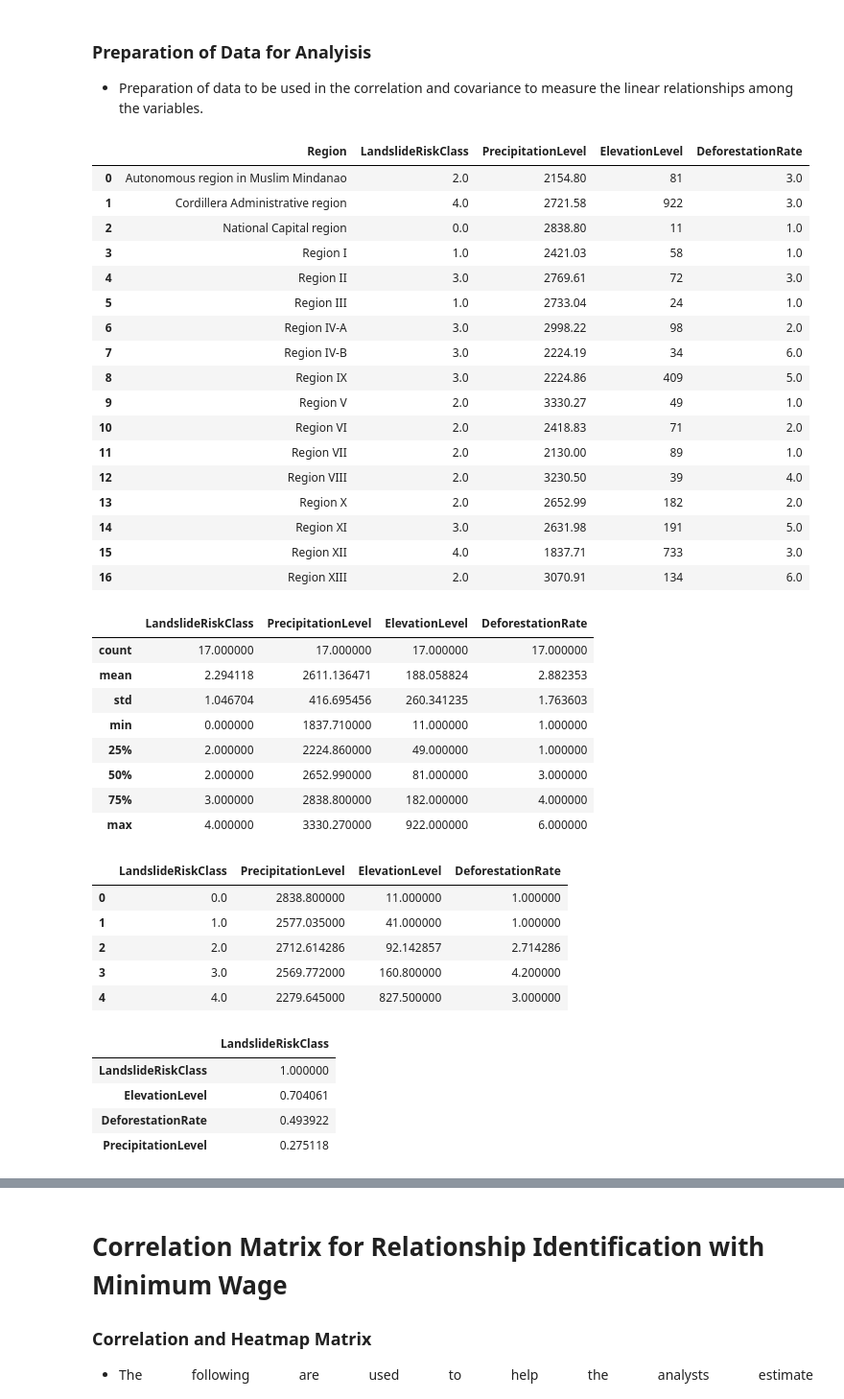
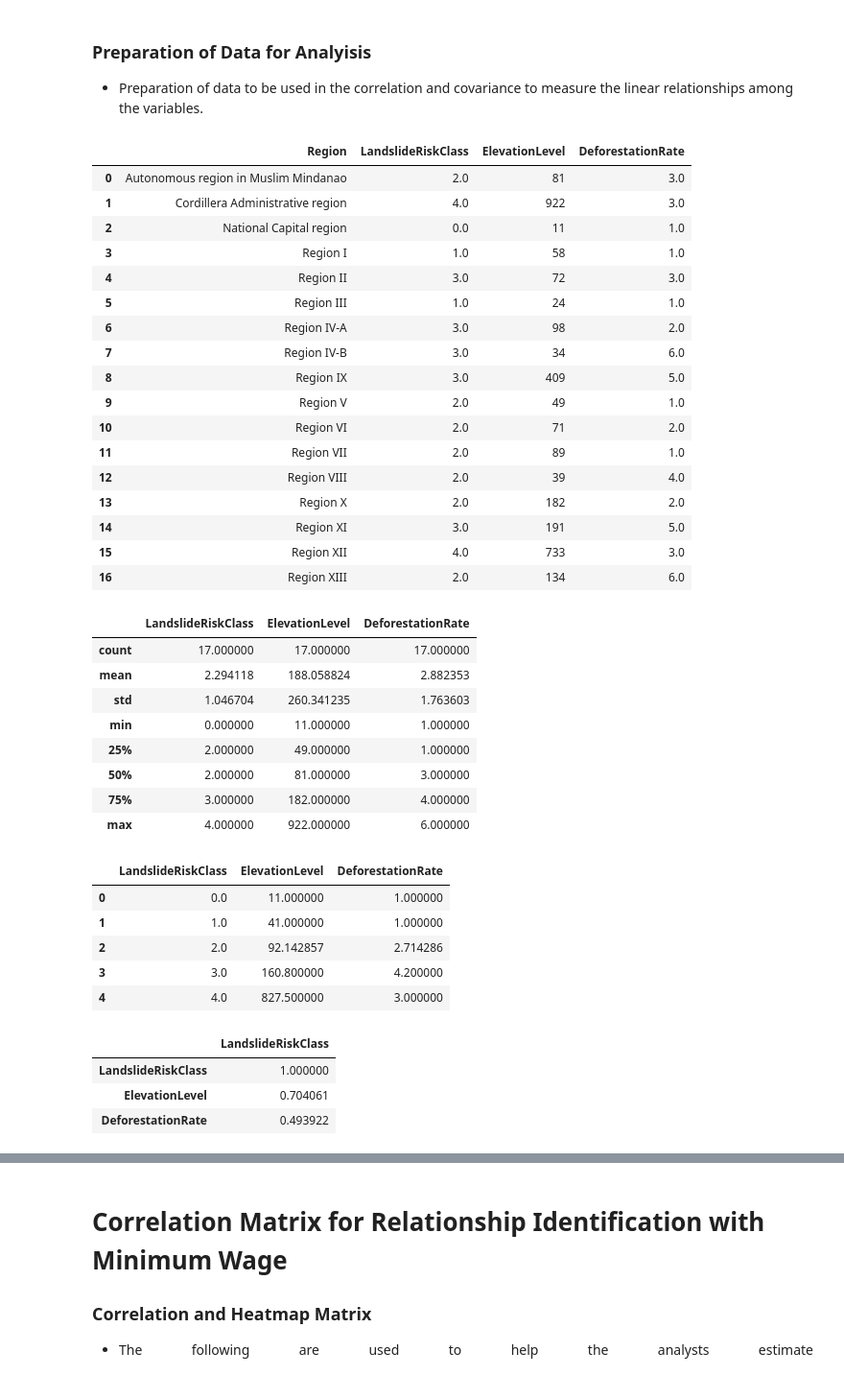
Before and after one commit to AlexDiata/ITBA_3205_Eart-Benders, a Jupyter notebook: Codes/LandSlideRisk.ipynb, the cells around one changed output, grey strips where cells are left out. Shown at 96% size. Saved outputs shown, nothing was run; the diff lists cells and outputs as text; code cells hidden in the pictures.

```diff
--- a/Codes/LandSlideRisk.ipynb
+++ b/Codes/LandSlideRisk.ipynb
@@ -365,57 +338,56 @@ plt.show()
 
 *   Preparation of data to be used in the correlation and covariance to measure the linear relationships among the variables.
 # %%
-semi = gdf.merge(df3, on='Region', how='outer')
-semi2 = df4.merge(defo, on='Region', how='outer')
-finaldf = semi.merge(semi2, on='Region', how='outer')
-dict = {'LS_Class': 'LandslideRiskClass', 'rain': 'PrecipitationLevel', 'elevation_m': 'ElevationLevel', 'loss%': 'DeforestationRate'}
+semi = gdf.merge(df4, on='Region', how='outer')
+finaldf = semi.merge(defo, on='Region', how='outer')
+dict = {'LS_Class': 'LandslideRiskClass', 'elevation_m': 'ElevationLevel', 'loss%': 'DeforestationRate'}
 
 # call rename () method
 finaldf.rename(columns=dict,
           inplace=True)
 
 display(finaldf)
 # %% [output]
-|  | Region | LandslideRiskClass | PrecipitationLevel | ElevationLevel | DeforestationRate |
-| 0 | Autonomous region in Muslim Mindanao | 2.0 | 2154.80 | 81 | 3.0 |
-| 1 | Cordillera Administrative region | 4.0 | 2721.58 | 922 | 3.0 |
-| 2 | National Capital region | 0.0 | 2838.80 | 11 | 1.0 |
-| 3 | Region I | 1.0 | 2421.03 | 58 | 1.0 |
-| 4 | Region II | 3.0 | 2769.61 | 72 | 3.0 |
-| 5 | Region III | 1.0 | 2733.04 | 24 | 1.0 |
-| 6 | Region IV-A | 3.0 | 2998.22 | 98 | 2.0 |
-| 7 | Region IV-B | 3.0 | 2224.19 | 34 | 6.0 |
-| 8 | Region IX | 3.0 | 2224.86 | 409 | 5.0 |
-| 9 | Region V | 2.0 | 3330.27 | 49 | 1.0 |
-| 10 | Region VI | 2.0 | 2418.83 | 71 | 2.0 |
-| 11 | Region VII | 2.0 | 2130.00 | 89 | 1.0 |
-| 12 | Region VIII | 2.0 | 3230.50 | 39 | 4.0 |
-| 13 | Region X | 2.0 | 2652.99 | 182 | 2.0 |
-| 14 | Region XI | 3.0 | 2631.98 | 191 | 5.0 |
-| 15 | Region XII | 4.0 | 1837.71 | 733 | 3.0 |
-| 16 | Region XIII | 2.0 | 3070.91 | 134 | 6.0 |
+|  | Region | LandslideRiskClass | ElevationLevel | DeforestationRate |
+| 0 | Autonomous region in Muslim Mindanao | 2.0 | 81 | 3.0 |
+| 1 | Cordillera Administrative region | 4.0 | 922 | 3.0 |
+| 2 | National Capital region | 0.0 | 11 | 1.0 |
+| 3 | Region I | 1.0 | 58 | 1.0 |
+| 4 | Region II | 3.0 | 72 | 3.0 |
+| 5 | Region III | 1.0 | 24 | 1.0 |
+| 6 | Region IV-A | 3.0 | 98 | 2.0 |
+| 7 | Region IV-B | 3.0 | 34 | 6.0 |
+| 8 | Region IX | 3.0 | 409 | 5.0 |
+| 9 | Region V | 2.0 | 49 | 1.0 |
+| 10 | Region VI | 2.0 | 71 | 2.0 |
+| 11 | Region VII | 2.0 | 89 | 1.0 |
+| 12 | Region VIII | 2.0 | 39 | 4.0 |
+| 13 | Region X | 2.0 | 182 | 2.0 |
+| 14 | Region XI | 3.0 | 191 | 5.0 |
+| 15 | Region XII | 4.0 | 733 | 3.0 |
+| 16 | Region XIII | 2.0 | 134 | 6.0 |
 # %%
 finaldf.describe()
 # %% [output]
-|  | LandslideRiskClass | PrecipitationLevel | ElevationLevel | DeforestationRate |
-| count | 17.000000 | 17.000000 | 17.000000 | 17.000000 |
-| mean | 2.294118 | 2611.136471 | 188.058824 | 2.882353 |
-| std | 1.046704 | 416.695456 | 260.341235 | 1.763603 |
-| min | 0.000000 | 1837.710000 | 11.000000 | 1.000000 |
-| 25% | 2.000000 | 2224.860000 | 49.000000 | 1.000000 |
-| 50% | 2.000000 | 2652.990000 | 81.000000 | 3.000000 |
-| 75% | 3.000000 | 2838.800000 | 182.000000 | 4.000000 |
-| max | 4.000000 | 3330.270000 | 922.000000 | 6.000000 |
+|  | LandslideRiskClass | ElevationLevel | DeforestationRate |
+| count | 17.000000 | 17.000000 | 17.000000 |
+| mean | 2.294118 | 188.058824 | 2.882353 |
+| std | 1.046704 | 260.341235 | 1.763603 |
+| min | 0.000000 | 11.000000 | 1.000000 |
+| 25% | 2.000000 | 49.000000 | 1.000000 |
+| 50% | 2.000000 | 81.000000 | 3.000000 |
+| 75% | 3.000000 | 182.000000 | 4.000000 |
+| max | 4.000000 | 922.000000 | 6.000000 |
 # %%
 final = finaldf.groupby("LandslideRiskClass")
 final.mean().reset_index()
 # %% [output]
-|  | LandslideRiskClass | PrecipitationLevel | ElevationLevel | DeforestationRate |
-| 0 | 0.0 | 2838.800000 | 11.000000 | 1.000000 |
-| 1 | 1.0 | 2577.035000 | 41.000000 | 1.000000 |
-| 2 | 2.0 | 2712.614286 | 92.142857 | 2.714286 |
-| 3 | 3.0 | 2569.772000 | 160.800000 | 4.200000 |
-| 4 | 4.0 | 2279.645000 | 827.500000 | 3.000000 |
+|  | LandslideRiskClass | ElevationLevel | DeforestationRate |
+| 0 | 0.0 | 11.000000 | 1.000000 |
+| 1 | 1.0 | 41.000000 | 1.000000 |
+| 2 | 2.0 | 92.142857 | 2.714286 |
+| 3 | 3.0 | 160.800000 | 4.200000 |
+| 4 | 4.0 | 827.500000 | 3.000000 |
 # %%
 #Correlations
 pan.DataFrame(abs(finaldf.corr()['LandslideRiskClass']).sort_values(ascending = False))
@@ -424,7 +396,6 @@ pan.DataFrame(abs(finaldf.corr()['LandslideRiskClass']).sort_values(ascending =
 | LandslideRiskClass | 1.000000 |
 | ElevationLevel | 0.704061 |
 | DeforestationRate | 0.493922 |
-| PrecipitationLevel | 0.275118 |
 # %%
 ## get the most important variables.
 corr = finaldf.corr()**2
```
Also changed, not shown: parts of 15 cells of this notebook.
